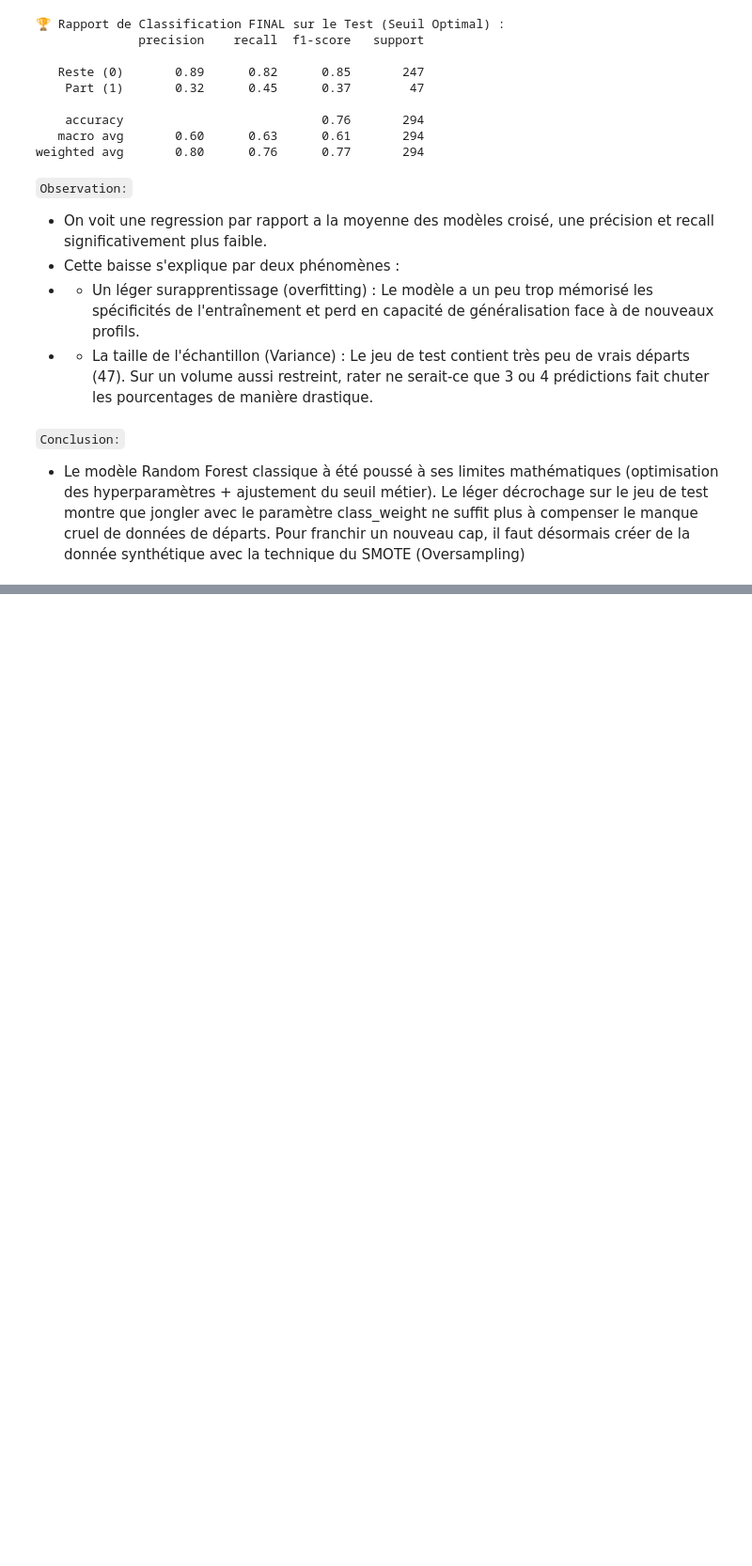
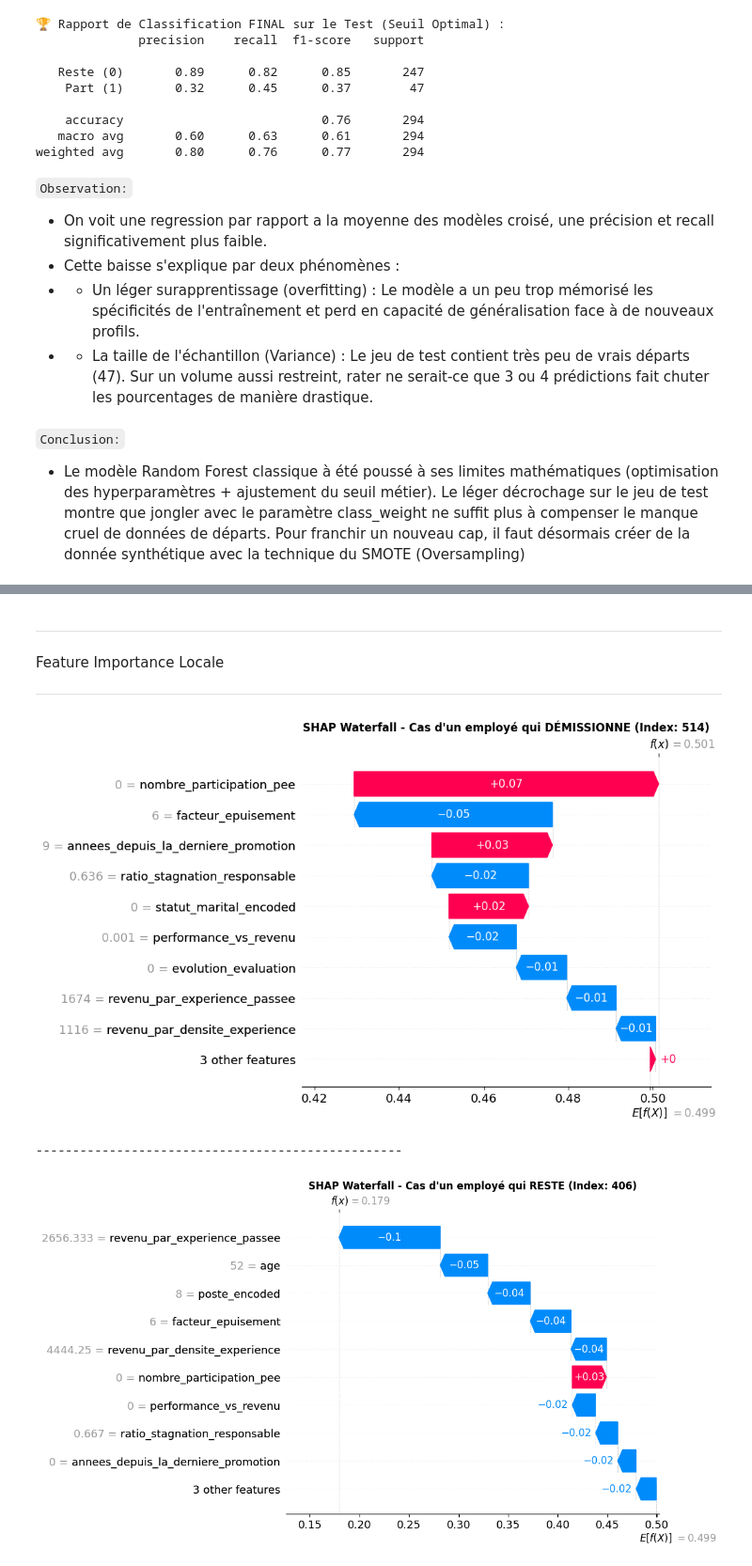
Before and after one commit to Nerion-1337/3_automatically_classify_information, a Jupyter notebook: components/training_modele.ipynb, the cells around one changed output, grey strips where cells are left out. Shown at 94% size. Saved outputs shown, nothing was run; the diff lists cells and outputs as text; code cells hidden in the pictures; blank space fills up the shorter version.

```diff
--- a/components/training_modele.ipynb
+++ b/components/training_modele.ipynb
@@ -320,0 +417,30 @@ weighted avg       0.80      0.76      0.77       294
+# %% [markdown]
+****
+Feature Importance Locale
+****
+# %%
+# 1. On cherche l'index d'un employé qui a RÉELLEMENT démissionné (Classe 1)
+index_depart = y_test[y_test == 1].index[5]
+position_depart = X_test.index.get_loc(index_depart)
+
+# 2. On cherche l'index d'un employé qui est RÉELLEMENT resté (Classe 0)
+index_reste = y_test[y_test == 0].index[5]
+position_reste = X_test.index.get_loc(index_reste)
+
+# 3. Tracé pour l'employé qui DÉMISSIONNE
+plt.figure(figsize=(8, 5))
+plt.title(f"SHAP Waterfall - Cas d'un employé qui DÉMISSIONNE (Index: {index_depart})", fontweight='bold')
+shap.plots.waterfall(shap_values_depart[position_depart])
+plt.show()
+
+print("-" * 50)
+
+# 4. Tracé pour l'employé qui RESTE
+plt.figure(figsize=(8, 5))
+plt.title(f"SHAP Waterfall - Cas d'un employé qui RESTE (Index: {index_reste})", fontweight='bold')
+shap.plots.waterfall(shap_values_depart[position_reste])
+plt.show()
+# %% [output]
+[figure, added]
+--------------------------------------------------
+[figure, added]
```
Also changed, not shown: parts of 12 cells of this notebook, 1 other file.
